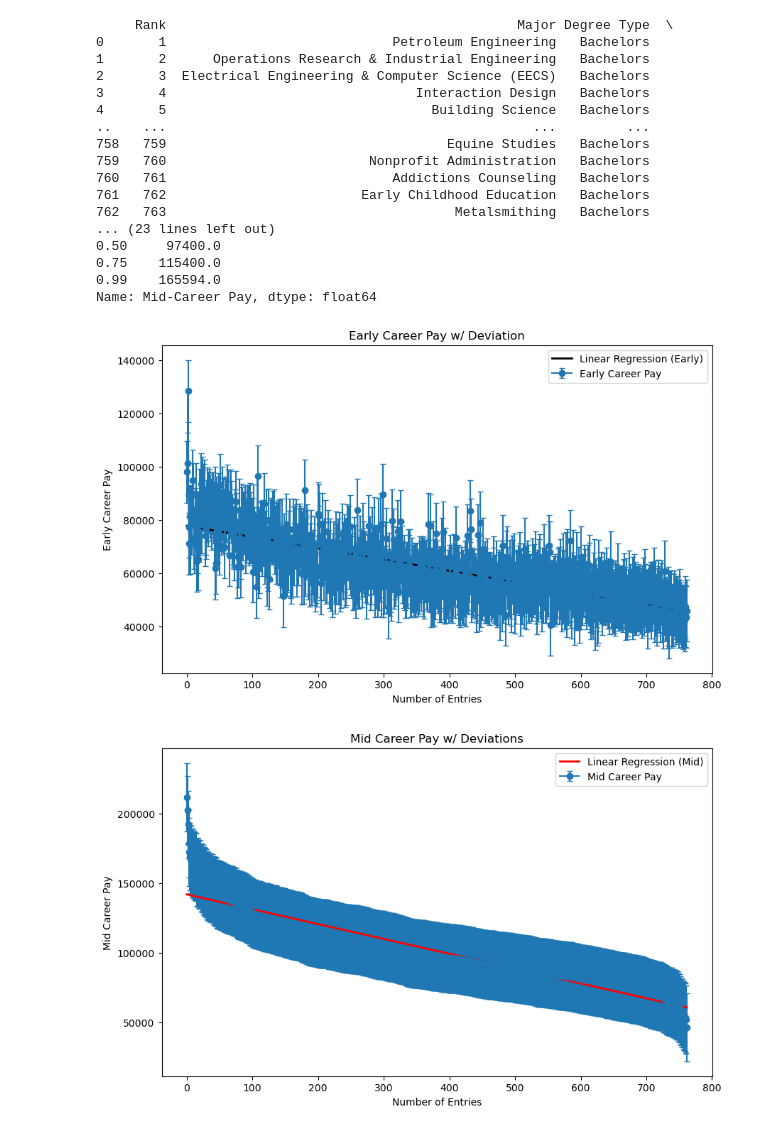
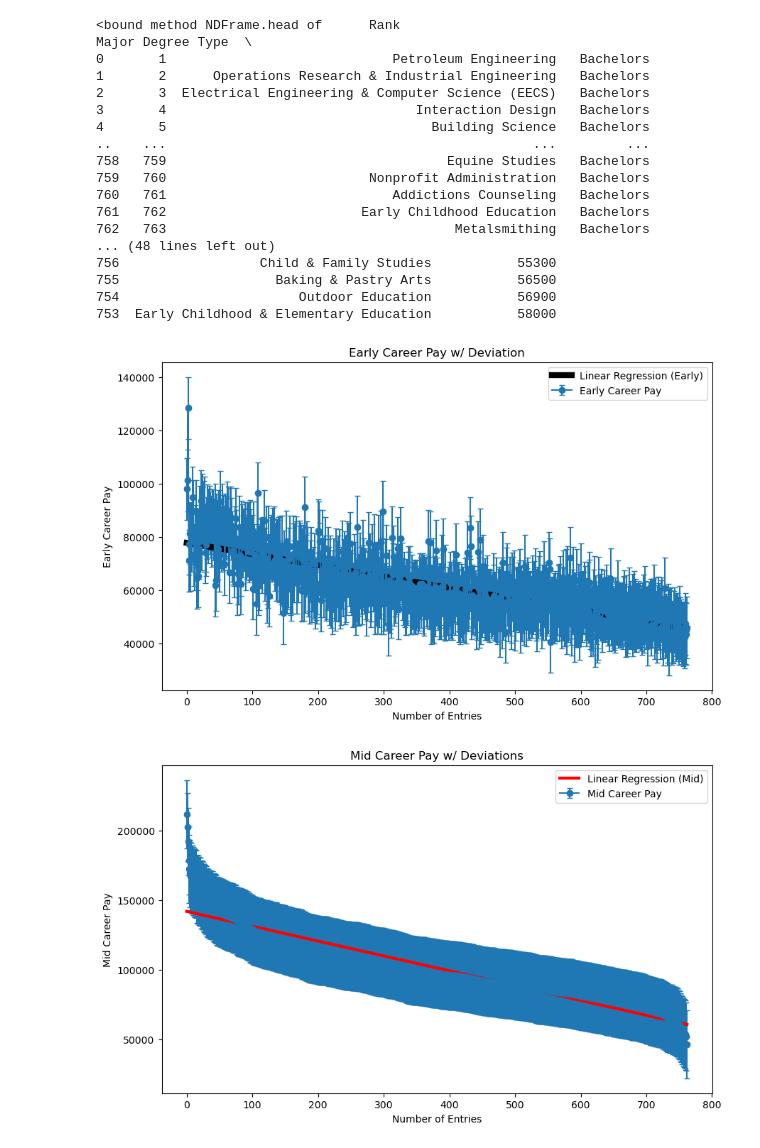
Before and after one commit to Gjerm0x/CollegeSalariesDA, a Jupyter notebook: collegesalaries.ipynb, the cells around one changed output. Cells and saved outputs as stored; diff of their text form; code cells hidden in the pictures.

Commit message:
added exploratory data analysis

```diff
--- a/collegesalaries.ipynb
+++ b/collegesalaries.ipynb
@@ -6,17 +6,19 @@ import numpy as np
 from sklearn.linear_model import LinearRegression
 
 file = pd.read_csv("final-post-college-salaries.csv")
-print(file)
 #finding column names
 file_preview = file.head
+print(file_preview)
 
 #turning the columns into only numbers
-file['Early Career Pay'] = file['Early Career Pay'].replace(r'[|\$,]', '', regex=True)
+file['Early Career Pay'] = file['Early Career Pay'].replace(r'[\$,]', '', regex=True)
 file['Mid-Career Pay'] = file['Mid-Career Pay'].replace(r'[\$,]', '', regex=True)
+file['% High Meaning'] = file['% High Meaning'].replace(r'[%]','', regex=True)
 
 #turning the columns into numeric data
 file['Early Career Pay'] = pd.to_numeric(file['Early Career Pay'],errors='coerce')
 file['Mid-Career Pay']= pd.to_numeric(file['Mid-Career Pay'],errors='coerce')
+file['% High Meaning'] = pd.to_numeric(file['% High Meaning'],errors='coerce')
 
 #finding the data at the bottom and top 1%, and quartiles
 early_quantiles = file['Early Career Pay'].quantile([0.01,0.25, 0.5, 0.75,0.99])
@@ -62,6 +64,29 @@ model_mid.fit(X_mid,y_mid)
 
 y_mid_pred = model_mid.predict(X_mid)
 
+#lin reg for % high meaning vs mid career salary
+clean_data = file[['% High Meaning', 'Mid-Career Pay']].dropna()
+X_meaning =clean_data['% High Meaning'].values.reshape(-1,1)
+y_mid_career=clean_data['Mid-Career Pay'].values
+
+model_meaning = LinearRegression()
+model_meaning.fit(X_meaning,y_mid_career)
+
+y_pred_meaning = model_meaning.predict(X_meaning)
+
+#correlation between % High Meaning and Mid-Career Pay
+
+correlation = file['% High Meaning'].corr(file['Mid-Career Pay'])
+print(f"Correlation between % High Meaning and Mid Career Pay: {correlation:.3f}")
+
+#Top 10 & Bottom 10 Highest Earning (Mid Career)
+
+highest_mid_career=file[['Major','Mid-Career Pay']].dropna().sort_values(by='Mid-Career Pay',ascending=False).head(10)
+print("The top 10 highest earning mid career majors are:\n", highest_mid_career)
+lowest_mid_career=file[['Major','Mid-Career Pay']].dropna().sort_values(by='Mid-Career Pay',ascending=True).head(10)
+print("The top 10 lowest earning mid career majors are:\n",lowest_mid_career)
+
+#Top 10 & Bottom 10 % High Meaning (Mid Career)
 
 #creating line plots for early career pay data
 plt.figure(figsize=(10,6))
@@ -73,46 +98,57 @@ plt.errorbar(
     capsize=3,
     label='Early Career Pay',
 )
-plt.plot(range(len(early_set)),y_early_pred, color = 'black',label = 'Linear Regression (Early)', linewidth = 2)
+plt.plot(range(len(early_set)),y_early_pred, color = 'black',label = 'Linear Regression (Early)', linewidth = 6)
 plt.xlabel("Number of Entries")
 plt.ylabel("Early Career Pay")
 plt.title("Early Career Pay w/ Deviation")
 plt.legend()
 plt.show()
 
 #creating line plot for mid career pay data
 plt.figure(figsize=(10,6))
 plt.errorbar(
     x=range(len(mid_set)),
     y=mid_set,
     yerr=std_mid,
     fmt='-o',
     capsize=3,
     label='Mid Career Pay'
 )
-plt.plot(range(len(mid_set)),y_mid_pred,color = 'red', label = 'Linear Regression (Mid)',linewidth = 2)
+plt.plot(range(len(mid_set)),y_mid_pred,color = 'red', label = 'Linear Regression (Mid)',linewidth = 3)
 plt.xlabel("Number of Entries")
 plt.ylabel("Mid Career Pay")
 plt.title("Mid Career Pay w/ Deviations")
 plt.legend()
 plt.show()
+
+#line plot for high meaning vs mid career pay
+
+plt.figure(figsize=(10,6))
+plt.scatter(X_meaning,y_mid_career,alpha=0.7,label='Actual Data')
+plt.plot(X_meaning,y_pred_meaning,color='green',linewidth=3,label='Regression Line')
+plt.xlabel('% High Meaning')
+plt.title('Mid Career Pay vs % High Meaning')
+plt.legend
+plt.grid(True)
+plt.show()
 # %% [output]
-     Rank                                             Major Degree Type  \
+<bound method NDFrame.head of      Rank                                             Major Degree Type  \
 0       1                             Petroleum Engineering   Bachelors
 1       2      Operations Research & Industrial Engineering   Bachelors
 2       3  Electrical Engineering & Computer Science (EECS)   Bachelors
 3       4                                Interaction Design   Bachelors
 4       5                                  Building Science   Bachelors
 ..    ...                                               ...         ...
 758   759                                    Equine Studies   Bachelors
 759   760                          Nonprofit Administration   Bachelors
 760   761                             Addictions Counseling   Bachelors
 761   762                         Early Childhood Education   Bachelors
 762   763                                     Metalsmithing   Bachelors
-... (23 lines left out)
-0.50     97400.0
-0.75    115400.0
-0.99    165594.0
-Name: Mid-Career Pay, dtype: float64
+... (48 lines left out)
+756                  Child & Family Studies           55300
+755                    Baking & Pastry Arts           56500
+754                       Outdoor Education           56900
+753  Early Childhood & Elementary Education           58000
-[figure, old version]
+[figure, new version]
 [figure]
```
Also changed, not shown: parts of 1 cell of this notebook.
